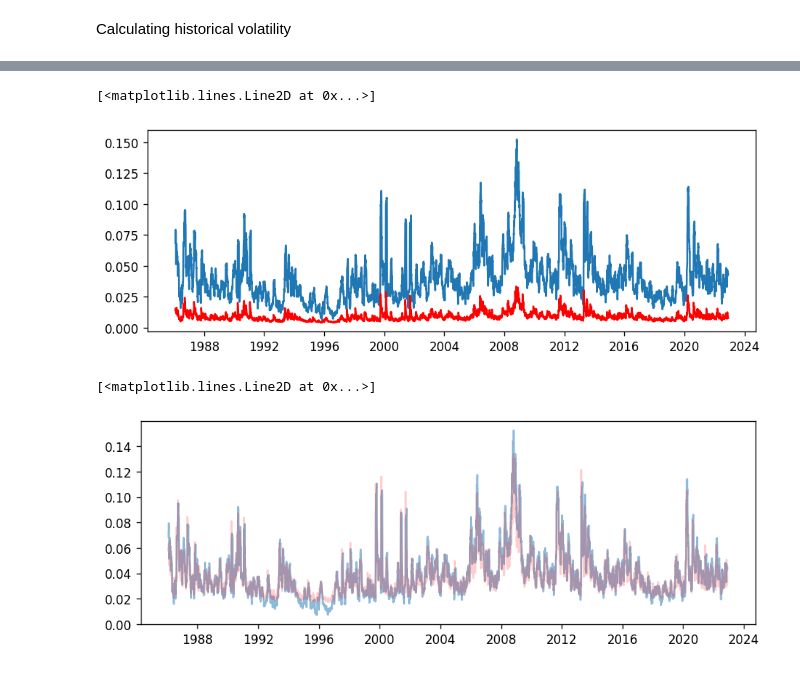
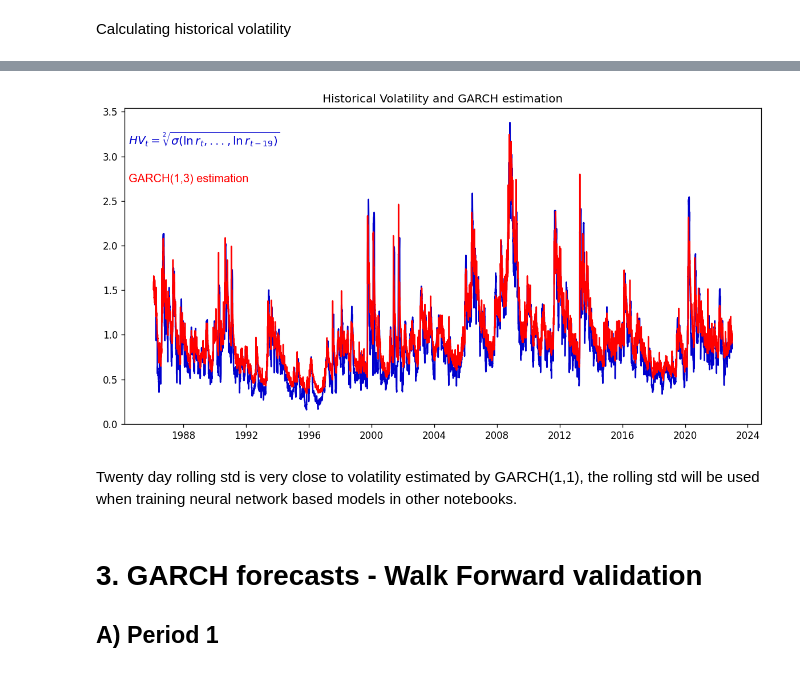
Before and after one commit to maxbranting/gold-forecast, a Jupyter notebook: Models/Volatility/GARCH.ipynb, the cells around one changed output, grey strips where cells are left out. Saved outputs shown, nothing was run; the diff lists cells and outputs as text; code cells hidden in the pictures.

```diff
--- a/Models/Volatility/GARCH.ipynb
+++ b/Models/Volatility/GARCH.ipynb
@@ -485,12 +162,30 @@ garch_v.index = y_train_v.index
-# %%
-plt.plot(volatility[volatility.index<'2022-12-01'].iloc[19:])
-plt.plot(garch_v.iloc[19:], color='red')
-# %% [output]
-[<matplotlib.lines.Line2D at 0x...>]
-[figure, removed]
-# %%
-plt.plot(volatility[volatility.index<'2022-12-01'].iloc[19:], alpha=0.5)
-plt.plot(garch_v.iloc[19:]*4, color='red', alpha=0.2)
-# %% [output]
-[<matplotlib.lines.Line2D at 0x...>]
-[figure, removed]
+# %%
+garch_full = pd.DataFrame(model_fit_full._volatility)
+garch_full.index = df.index
+# %%
+fig, ax = plt.subplots(figsize=(12,6))
+
+font1 = {'family': 'arial',
+        'color':  'mediumblue',
+        'weight': 'normal',
+        'size': 12,
+        }
+font2 = {'family': 'arial',
+        'color':  'red',
+        'weight': 'normal',
+        'size': 12,
+        }
+
+ax.plot(dfv.iloc[19:], color='mediumblue')
+ax.plot(garch_full.iloc[19:], color='red')
+fig.text(x=0.13, y=0.79, s=r'$HV_t = \sqrt[2]{\sigma (\ln{r_t}, ... , \ln{r_{t-19})}}$', fontdict=font1)
+fig.text(x=0.13, y=0.7, s=r'GARCH(1,3) estimation', fontdict=font2)
+ax.set_title('Historical Volatility and GARCH estimation')
+plt.show()
+# %% [output]
+[figure, added]
+# %% [markdown]
+Twenty day rolling std is very close to volatility estimated by GARCH(1,1), the rolling std will be used when training neural network based models in other notebooks.
+# %% [markdown]
+# 3. GARCH forecasts - Walk Forward validation
+## A) Period 1
```
Also changed, not shown: parts of 76 cells of this notebook, 8 other files.
